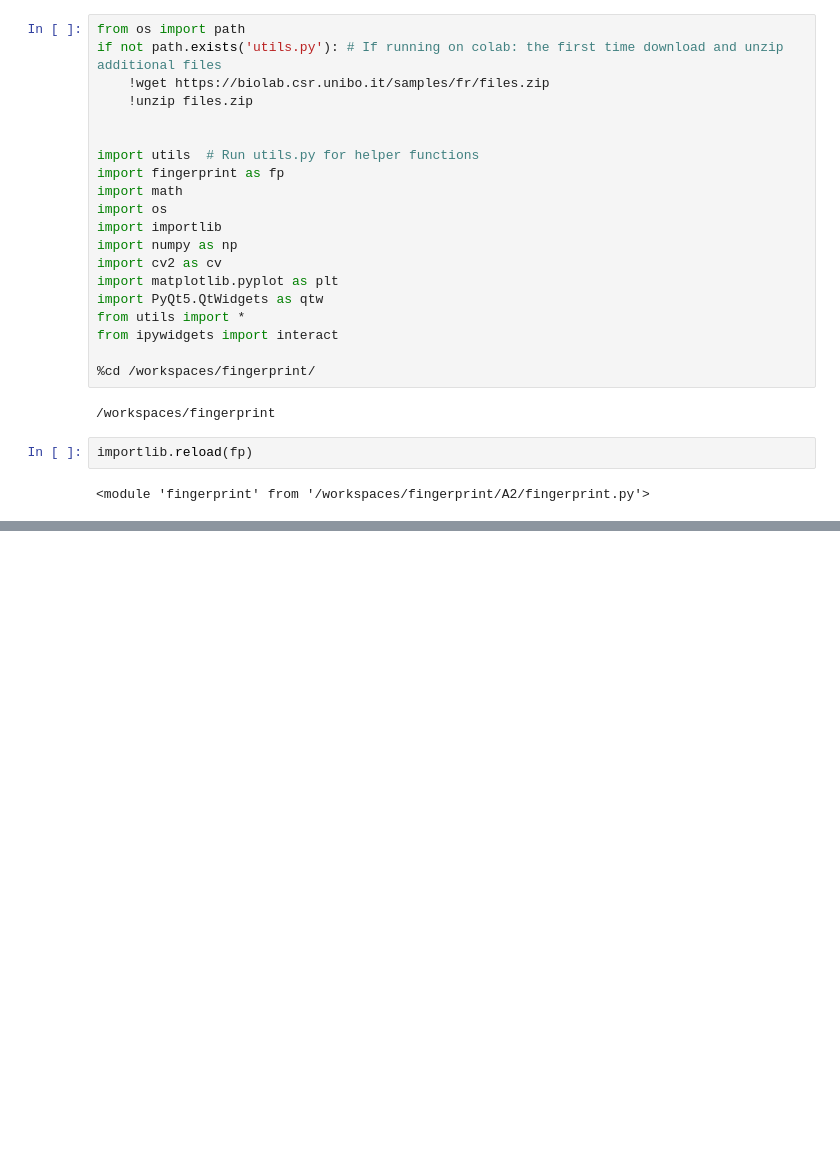
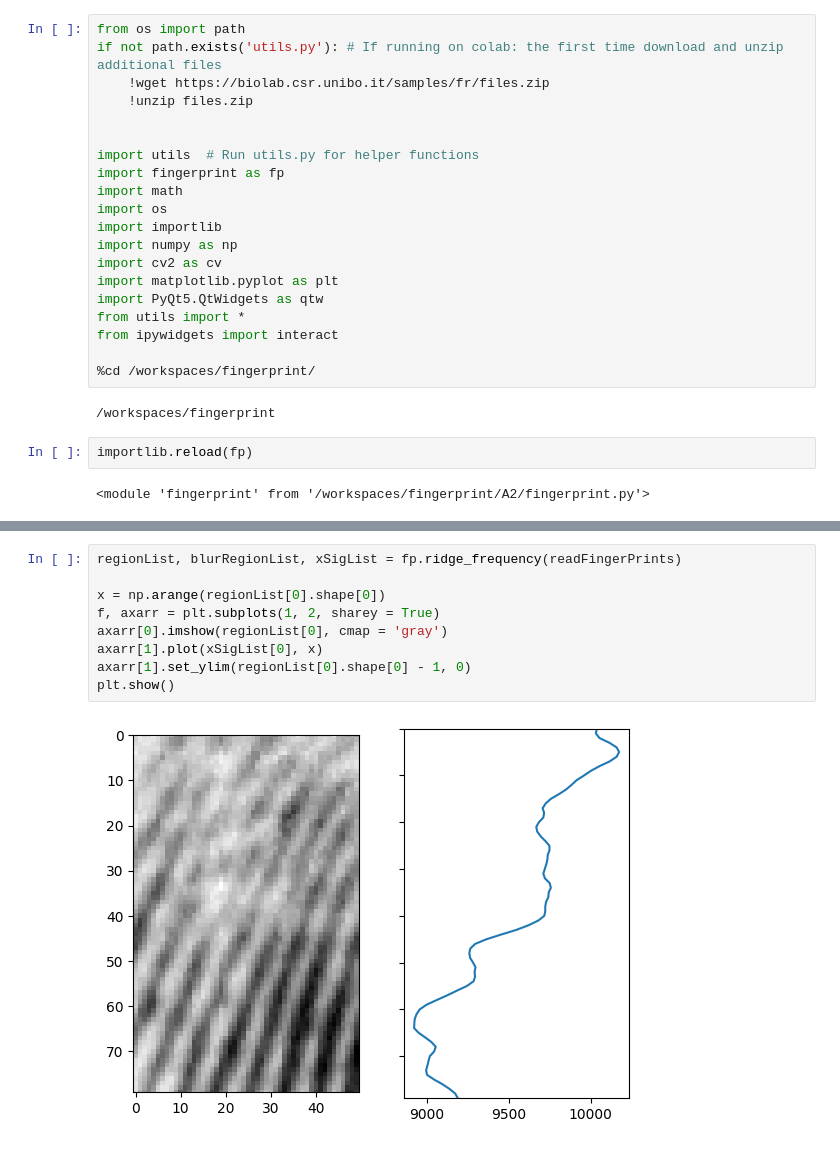
Before and after one commit to robert-aruta/fingerprint, a Jupyter notebook: A2/Untitled-1.ipynb, the cells around one changed output, grey strips where cells are left out. Saved outputs shown, nothing was run; the diff lists cells and outputs as text; blank space fills up the shorter version.

Commit message:
added ridge_frequency() function fingerprint.py and tested it in the jupyter notebook

```diff
--- a/A2/Untitled-1.ipynb
+++ b/A2/Untitled-1.ipynb
@@ -52,3 +52,14 @@ orientationsList, strengthsList = fp.ridge_orientation(GxList, GyList, Gx2List,
 show((draw_orientations(readFingerPrints[0][0], orientationsList[0], strengthsList[0], thres[0], 1, 16)), f'Orientation Image {filename}')
 # %% [output]
 [interactive output not drawn]
+# %%
+regionList, blurRegionList, xSigList = fp.ridge_frequency(readFingerPrints)
+
+x = np.arange(regionList[0].shape[0])
+f, axarr = plt.subplots(1, 2, sharey = True)
+axarr[0].imshow(regionList[0], cmap = 'gray')
+axarr[1].plot(xSigList[0], x)
+axarr[1].set_ylim(regionList[0].shape[0] - 1, 0)
+plt.show()
+# %% [output]
+[figure, added]
```
Also changed, not shown: 1 other file.
